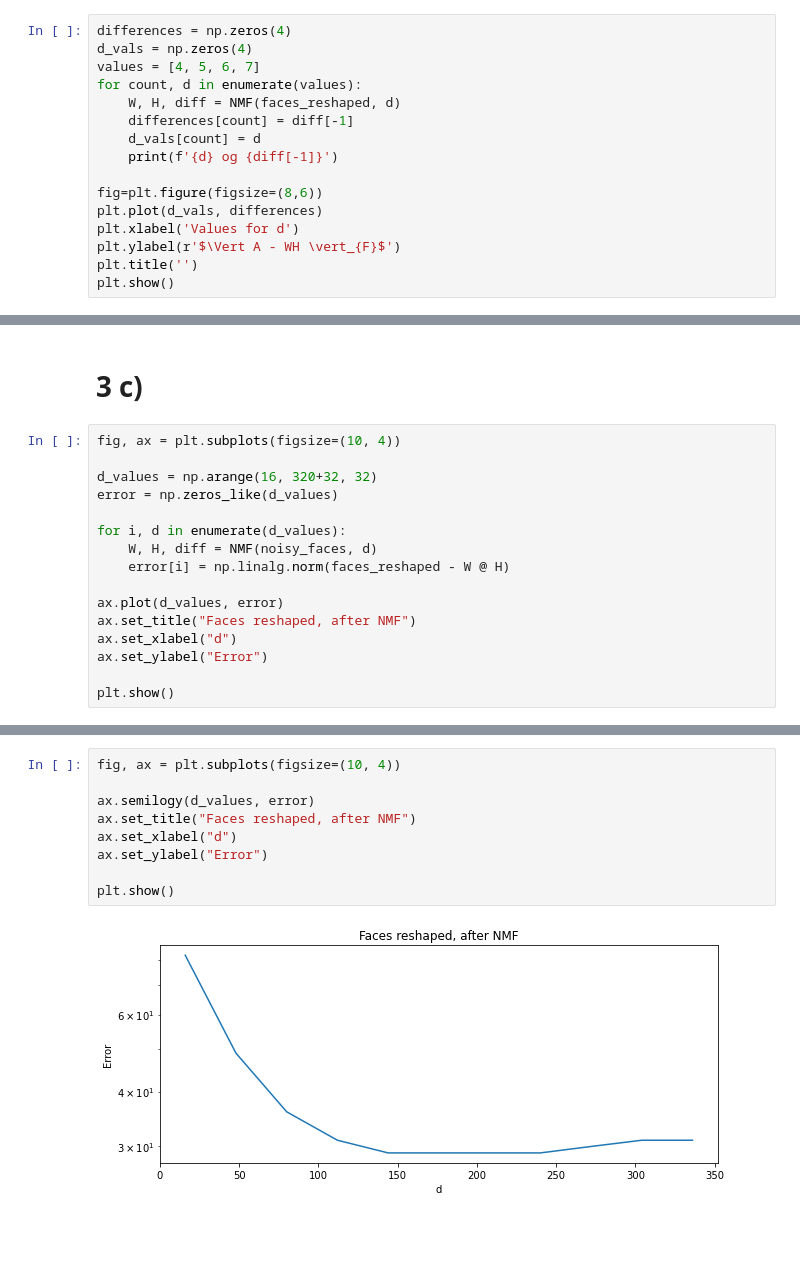
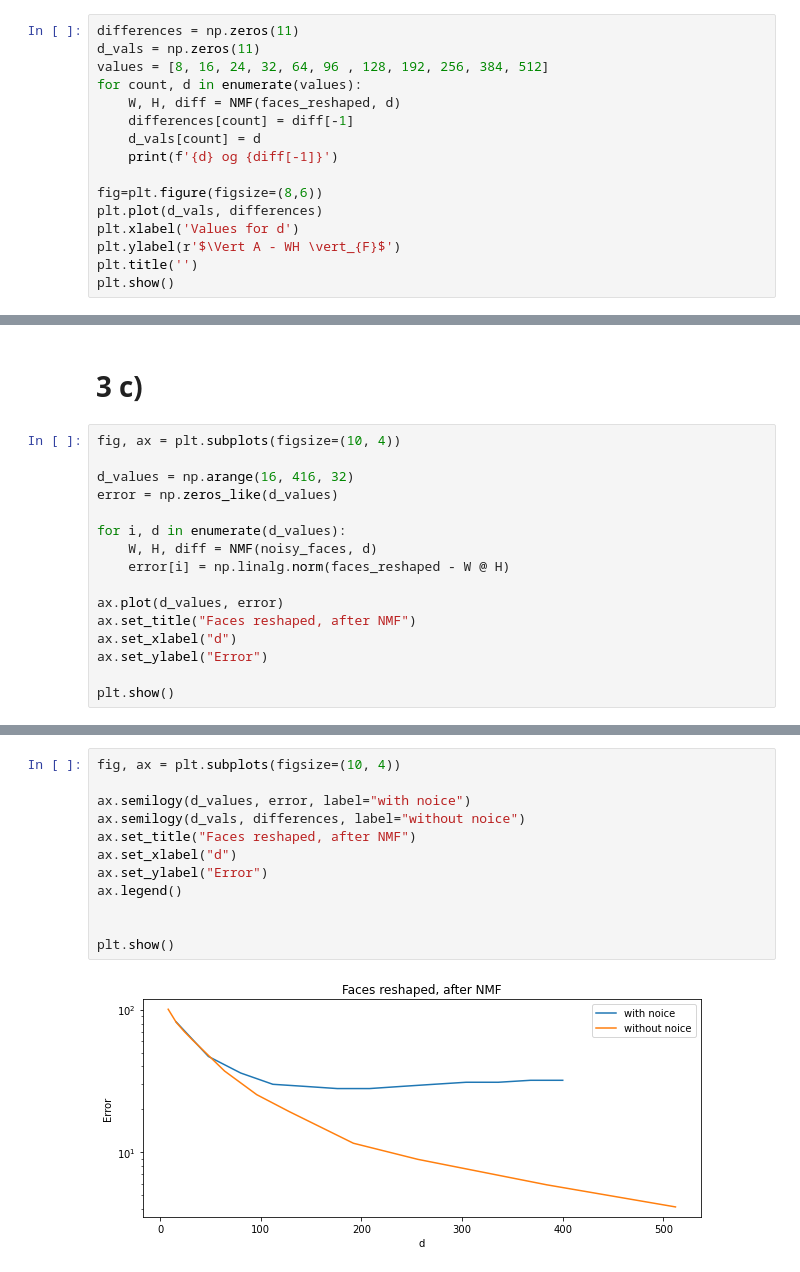
Before and after one commit to LaserGreco/Vitber-Prosjekt-3, a Jupyter notebook: prosjekt3mal.ipynb, the cells around one changed output, grey strips where cells are left out. Drawn from its saved outputs; the diff is of its cells as text; blank space fills up the shorter version.

```diff
--- a/prosjekt3mal.ipynb
+++ b/prosjekt3mal.ipynb
@@ -326,9 +333,9 @@ plt.show()
 # %% [markdown]
 # 2 f)
 # %%
-differences = np.zeros(4)
-d_vals = np.zeros(4)
-values = [4, 5, 6, 7]
+differences = np.zeros(11)
+d_vals = np.zeros(11)
+values = [8, 16, 24, 32, 64, 96 , 128, 192, 256, 384, 512]
 for count, d in enumerate(values):
     W, H, diff = NMF(faces_reshaped, d)
     differences[count] = diff[-1]
@@ -421,7 +435,7 @@ plotimgs(reconstruction, 8)
 # %%
 fig, ax = plt.subplots(figsize=(10, 4))
 
-d_values = np.arange(16, 320+32, 32)
+d_values = np.arange(16, 416, 32)
 error = np.zeros_like(d_values)
 
 for i, d in enumerate(d_values):
@@ -439,11 +453,14 @@ plt.show()
 # %%
 fig, ax = plt.subplots(figsize=(10, 4))
 
-ax.semilogy(d_values, error)
+ax.semilogy(d_values, error, label="with noice")
+ax.semilogy(d_vals, differences, label="without noice")
 ax.set_title("Faces reshaped, after NMF")
 ax.set_xlabel("d")
 ax.set_ylabel("Error")
+ax.legend()
+
 
 plt.show()
 # %% [output]
-[figure, old version]
+[figure, new version]
```
Also changed, not shown: parts of 14 cells of this notebook.
